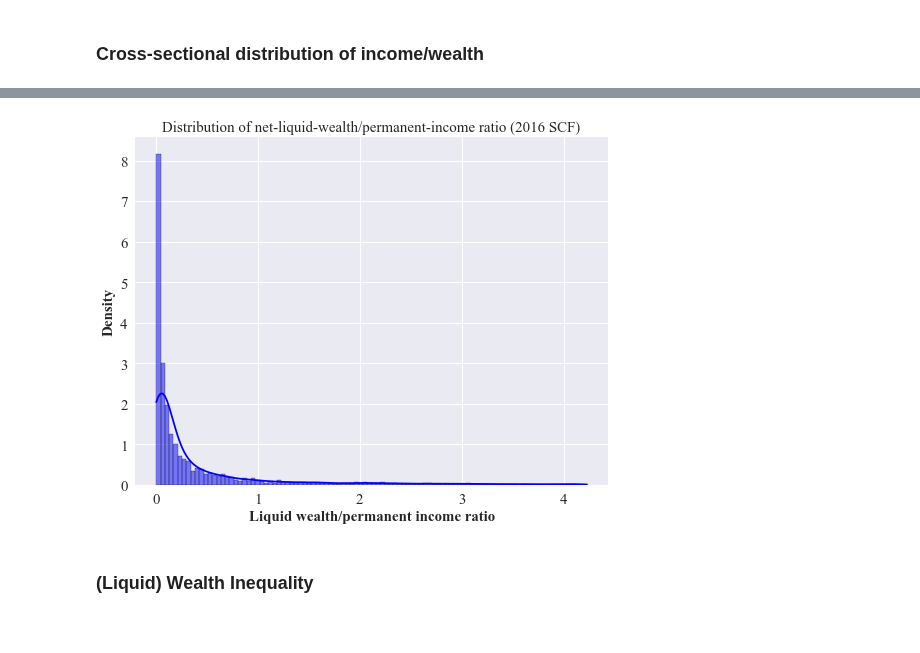
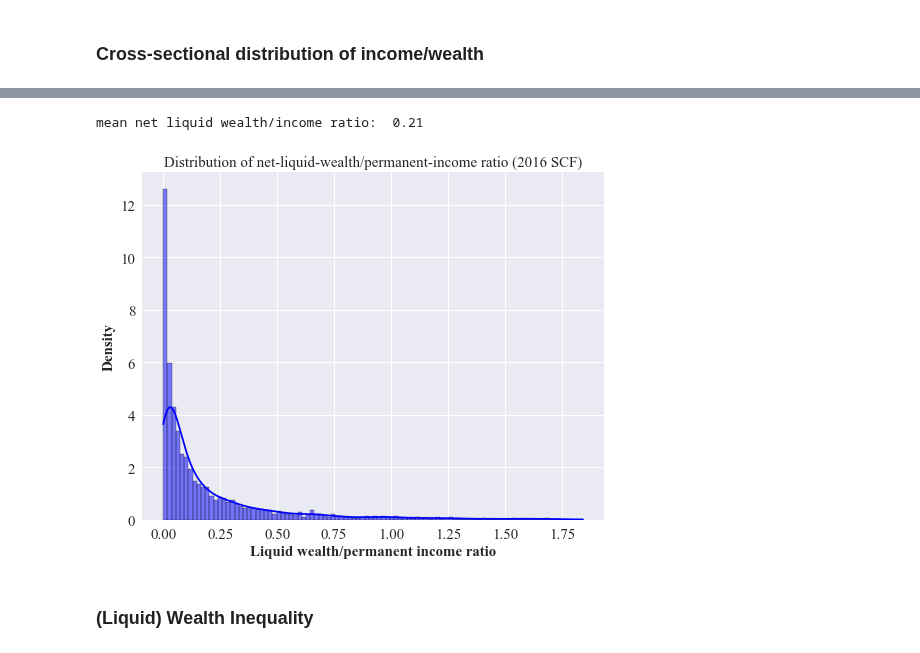
Before and after one commit to iworld1991/PIR, a Jupyter notebook: WorkingFolder/PythonCode/SCFData.ipynb, the cells around one changed output, grey strips where cells are left out. Saved outputs shown, nothing was run; the diff lists cells and outputs as text; code cells hidden in the pictures.

```diff
--- a/WorkingFolder/PythonCode/SCFData.ipynb
+++ b/WorkingFolder/PythonCode/SCFData.ipynb
@@ -111,15 +111,19 @@ list(df2016.columns)
 - The [definition](https://www.federalreserve.gov/econres/files/Networth%20Flowchart.pdf) of networth
 # %%
 ## make new variables
-df2016['lqwealth'] = df2016['liq']+df2016['govtbnd']+df2016['obnd']+df2016['stocks']+df2016['nmmf'] - df2016['ccbal']
+#df2016['lqwealth'] = df2016['liq']+df2016['govtbnd']+df2016['obnd']+df2016['stocks']+df2016['nmmf'] - df2016['ccbal']
 ## Kaplan, Violante, and Weidner (2014)/Econmetrica paper definition
 
+df2016['lqwealth'] = df2016['liq']+df2016['govtbnd'] - df2016['ccbal']
+
 ### filters and clean variables
-
 df2016 = df2016[(df2016['age']>=25) & (df2016['age']<=85)]
-
 df2016 = df2016[df2016['income']>0]
 df2016 = df2016[df2016['norminc']>0]
+## drop negative liquid wealth
+df2016 = df2016[df2016['lqwealth']>=0]
+
+## compute ratios
 df2016['lincome'] = np.log(df2016['income'])
 df2016['lnorminc'] = np.log(df2016['norminc'])
 df2016['w2income']= df2016['networth']/ df2016['norminc']
@@ -180,19 +189,22 @@ dist.fig.set_size_inches(8,6)
 # %%
-data_plot = df2016[['lw2income','wgt']][df2016['lw2income']<df2016['lw2income'].quantile(0.90)]
-
+data_plot = df2016[['lw2income','wgt']][df2016['lw2income']<df2016['lw2income'].quantile(0.95)]
 
 dist = sns.displot(data = data_plot,
             x = 'lw2income',
             weights = 'wgt',
             kde=True,
             stat = 'density',
             color = 'blue',
             bins = 100).set(title='Distribution of net-liquid-wealth/permanent-income ratio (2016 SCF)',
                             xlabel='Liquid wealth/permanent income ratio')
 
+lw2income_av = (data_plot['lw2income']*data_plot['wgt']).sum()/data_plot['wgt'].sum()
+print('mean net liquid wealth/income ratio: ', str(round(lw2income_av,2)))
+
 dist.fig.set_size_inches(8,6)
 # %% [output]
+mean net liquid wealth/income ratio:  0.21
-[figure, old version]
+[figure, new version]
 # %% [markdown]
 ### (Liquid) Wealth Inequality
 # %%
```
Also changed, not shown: parts of 11 cells of this notebook, 1 other file.
